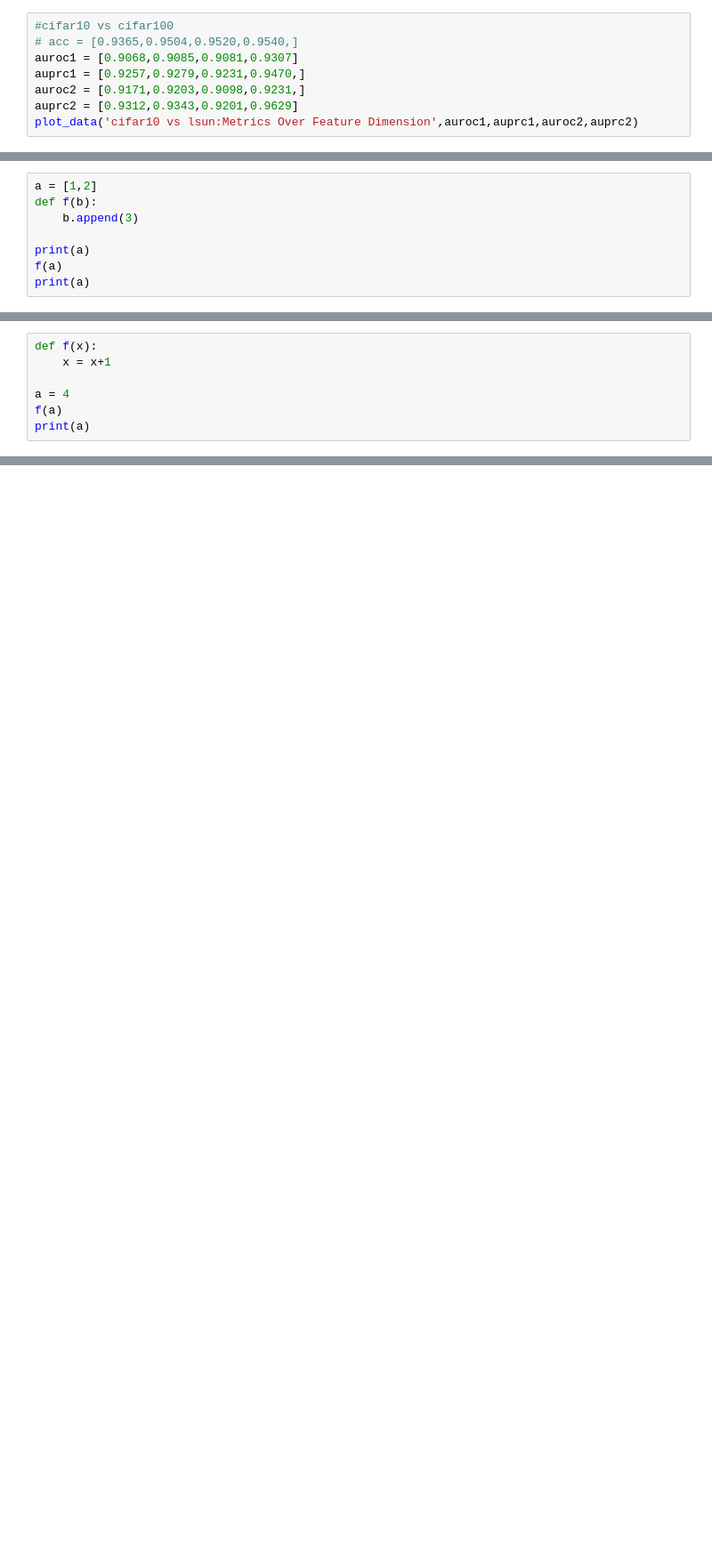
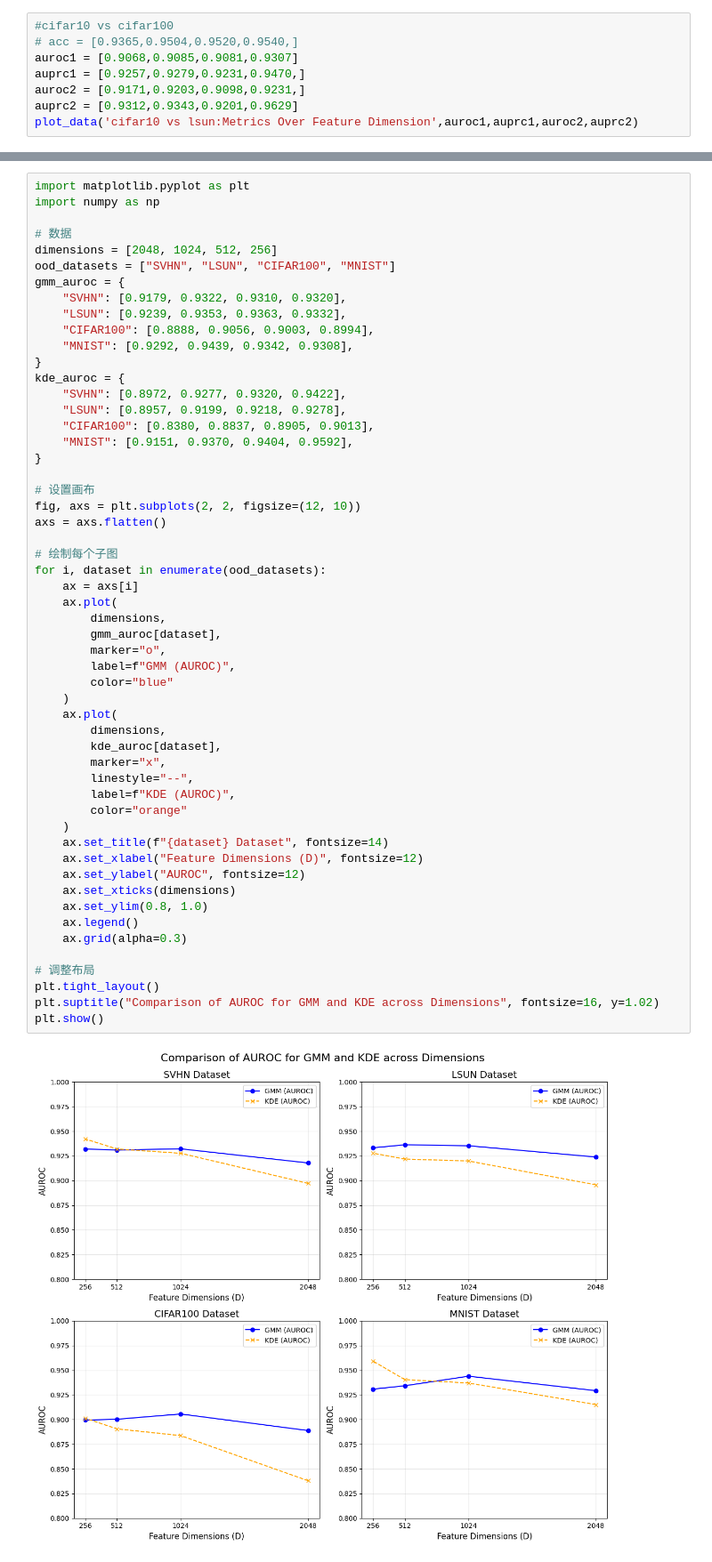
Before and after one commit to buyizhiyou/YYM, a Jupyter notebook: dum/notebooks/visualize_dimension.ipynb, the cells around one changed output, grey strips where cells are left out. Shown at 89% size. Cells and saved outputs as stored; diff of their text form; blank space fills up the shorter version.

```diff
--- a/dum/notebooks/visualize_dimension.ipynb
+++ b/dum/notebooks/visualize_dimension.ipynb
@@ -156,8 +56,0 @@ if __name__ == "__main__":
-# %%
-a = [1,2]
-def f(b):
-    b.append(3)
-
-print(a)
-f(a)
-print(a)
@@ -217,7 +103,0 @@ plt.show()
-# %%
-def f(x):
-    x = x+1
-
-a = 4
-f(a)
-print(a)
@@ -225,0 +194,56 @@ print(a)
+# %%
+import matplotlib.pyplot as plt
+import numpy as np
+
+# 数据
+dimensions = [2048, 1024, 512, 256]
+ood_datasets = ["SVHN", "LSUN", "CIFAR100", "MNIST"]
+gmm_auroc = {
+    "SVHN": [0.9179, 0.9322, 0.9310, 0.9320],
+    "LSUN": [0.9239, 0.9353, 0.9363, 0.9332],
+    "CIFAR100": [0.8888, 0.9056, 0.9003, 0.8994],
+    "MNIST": [0.9292, 0.9439, 0.9342, 0.9308],
+}
+kde_auroc = {
+    "SVHN": [0.8972, 0.9277, 0.9320, 0.9422],
+    "LSUN": [0.8957, 0.9199, 0.9218, 0.9278],
+    "CIFAR100": [0.8380, 0.8837, 0.8905, 0.9013],
+    "MNIST": [0.9151, 0.9370, 0.9404, 0.9592],
+}
+
+# 设置画布
+fig, axs = plt.subplots(2, 2, figsize=(12, 10))
+axs = axs.flatten()
+
+# 绘制每个子图
+for i, dataset in enumerate(ood_datasets):
+    ax = axs[i]
+    ax.plot(
+        dimensions,
+        gmm_auroc[dataset],
+        marker="o",
+        label=f"GMM (AUROC)",
+        color="blue"
+    )
+    ax.plot(
+        dimensions,
+        kde_auroc[dataset],
+        marker="x",
+        linestyle="--",
+        label=f"KDE (AUROC)",
+        color="orange"
+    )
+    ax.set_title(f"{dataset} Dataset", fontsize=14)
+    ax.set_xlabel("Feature Dimensions (D)", fontsize=12)
+    ax.set_ylabel("AUROC", fontsize=12)
+    ax.set_xticks(dimensions)
+    ax.set_ylim(0.8, 1.0)
+    ax.legend()
+    ax.grid(alpha=0.3)
+
+# 调整布局
+plt.tight_layout()
+plt.suptitle("Comparison of AUROC for GMM and KDE across Dimensions", fontsize=16, y=1.02)
+plt.show()
+# %% [output]
+[figure, added]
```
Also changed, not shown: parts of 9 cells of this notebook, 19 other files.
